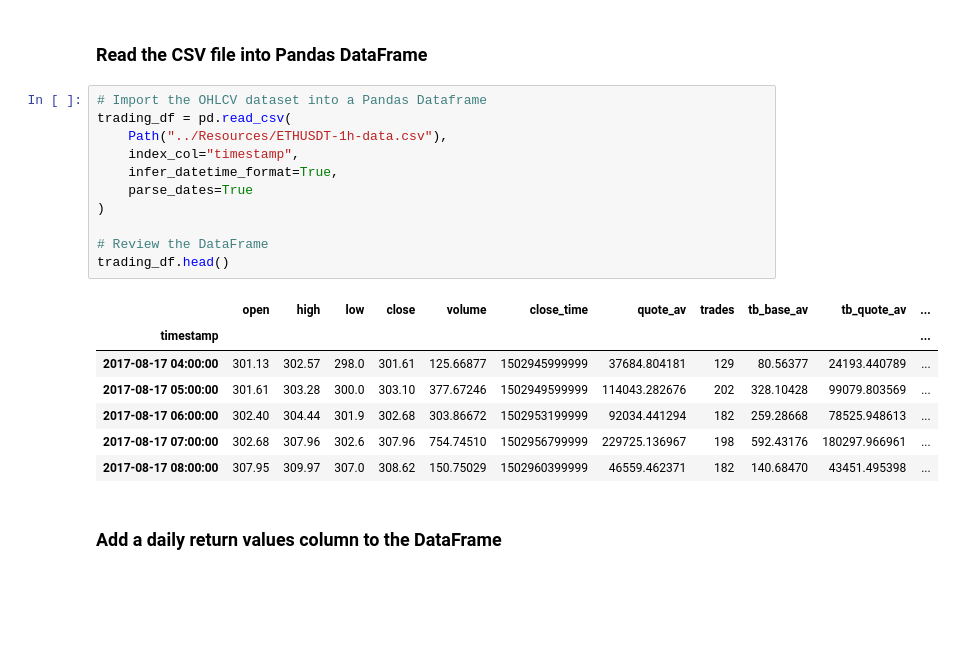
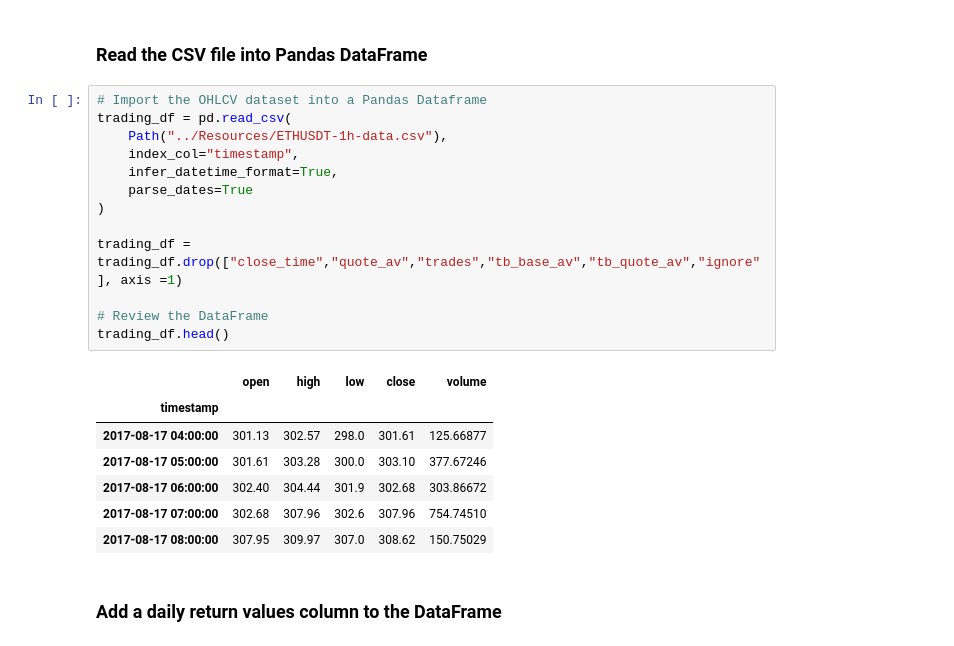
Before and after one commit to adrienCAD/ALGOTRADING_Research, a Jupyter notebook: Coding_Experiments/SimpleTrendFollowing_XGB.ipynb, the cells around one changed output. Drawn from its saved outputs; the diff is of its cells as text; blank space fills up the shorter version.

```diff
--- a/Coding_Experiments/SimpleTrendFollowing_XGB.ipynb
+++ b/Coding_Experiments/SimpleTrendFollowing_XGB.ipynb
@@ -25,22 +25,24 @@ seed = 42
 # %%
 # Import the OHLCV dataset into a Pandas Dataframe
 trading_df = pd.read_csv(
     Path("../Resources/ETHUSDT-1h-data.csv"),
     index_col="timestamp",
     infer_datetime_format=True,
     parse_dates=True
 )
 
+trading_df = trading_df.drop(["close_time","quote_av","trades","tb_base_av","tb_quote_av","ignore"], axis =1)
+
 # Review the DataFrame
 trading_df.head()
 # %% [output]
-|  | open | high | low | close | volume | close_time | quote_av | trades | tb_base_av | tb_quote_av | ... |
-| timestamp |  |  |  |  |  |  |  |  |  |  | ... |
-| 2017-08-17 04:00:00 | 301.13 | 302.57 | 298.0 | 301.61 | 125.66877 | 1502945999999 | 37684.804181 | 129 | 80.56377 | 24193.440789 | ... |
-| 2017-08-17 05:00:00 | 301.61 | 303.28 | 300.0 | 303.10 | 377.67246 | 1502949599999 | 114043.282676 | 202 | 328.10428 | 99079.803569 | ... |
-| 2017-08-17 06:00:00 | 302.40 | 304.44 | 301.9 | 302.68 | 303.86672 | 1502953199999 | 92034.441294 | 182 | 259.28668 | 78525.948613 | ... |
-| 2017-08-17 07:00:00 | 302.68 | 307.96 | 302.6 | 307.96 | 754.74510 | 1502956799999 | 229725.136967 | 198 | 592.43176 | 180297.966961 | ... |
-| 2017-08-17 08:00:00 | 307.95 | 309.97 | 307.0 | 308.62 | 150.75029 | 1502960399999 | 46559.462371 | 182 | 140.68470 | 43451.495398 | ... |
+|  | open | high | low | close | volume |
+| timestamp |  |  |  |  |  |
+| 2017-08-17 04:00:00 | 301.13 | 302.57 | 298.0 | 301.61 | 125.66877 |
+| 2017-08-17 05:00:00 | 301.61 | 303.28 | 300.0 | 303.10 | 377.67246 |
+| 2017-08-17 06:00:00 | 302.40 | 304.44 | 301.9 | 302.68 | 303.86672 |
+| 2017-08-17 07:00:00 | 302.68 | 307.96 | 302.6 | 307.96 | 754.74510 |
+| 2017-08-17 08:00:00 | 307.95 | 309.97 | 307.0 | 308.62 | 150.75029 |
 # %% [markdown]
 ### Add a daily return values column to the DataFrame
 # %%
```
Also changed, not shown: parts of 23 cells of this notebook, 5 other files.
